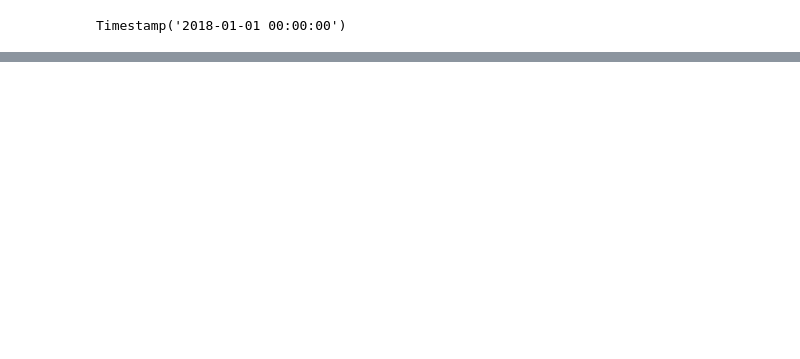
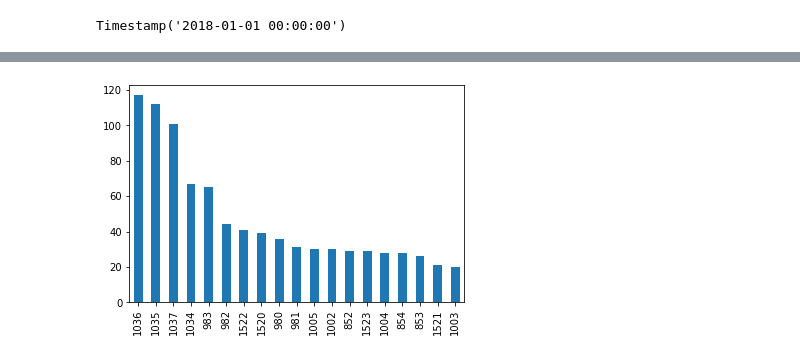
Before and after one commit to wendellbarcelos/BootcampDio-DataScienceUnimed, a Jupyter notebook: Python para Data Science/Python para data science.ipynb, the cells around one changed output, grey strips where cells are left out. Drawn from its saved outputs; the diff is of its cells as text; code cells hidden in the pictures; blank space fills up the shorter version.

```diff
--- a/Python para Data Science/Python para data science.ipynb
+++ b/Python para Data Science/Python para data science.ipynb
@@ -396,0 +426,5 @@ vendas_marco_19.sample(20)
+# %%
+# Visualizando os dados em grafico
+df['LojaID'].value_counts().plot.bar();
+# %% [output]
+[figure, added]
```
Also changed, not shown: parts of 22 cells of this notebook, 3 other files.
